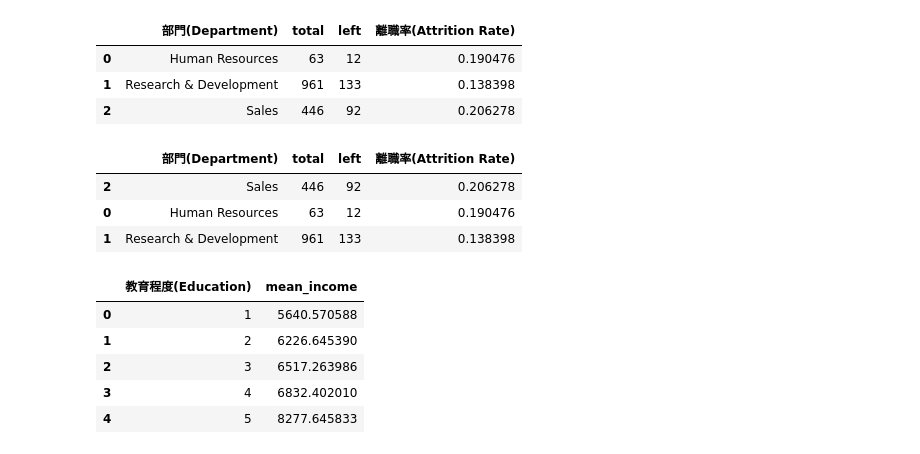
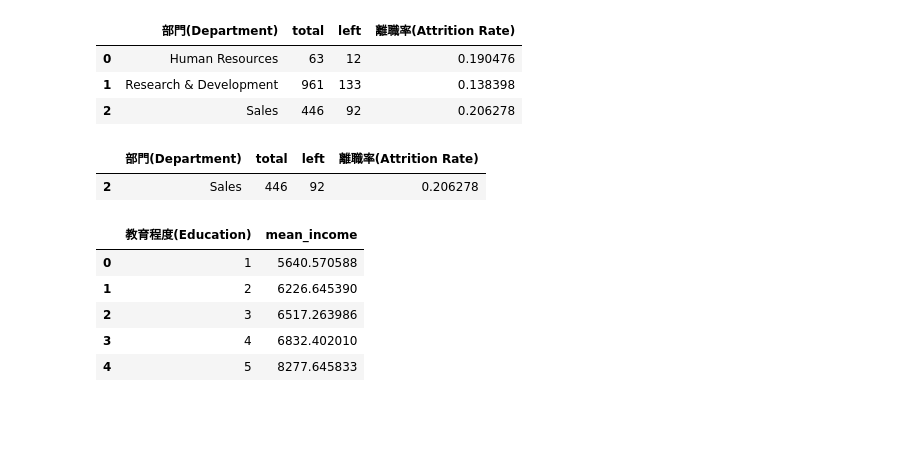
Before and after one commit to t8101349/Colab-, a Jupyter notebook: 03_04_Pandas_作業_28_王韋博.ipynb, the cells around one changed output. Drawn from its saved outputs; the diff is of its cells as text; code cells hidden in the pictures; blank space fills up the shorter version.

```diff
--- a/03_04_Pandas_作業_28_王韋博.ipynb
+++ b/03_04_Pandas_作業_28_王韋博.ipynb
@@ -183,10 +183,8 @@ Department_stats
 | 2 | Sales | 446 | 92 | 0.206278 |
 # %%
 # 請找出哪個職位的離職率最高？  ans: Sales
-Department_stats.sort_values(by='離職率(Attrition Rate)', ascending=False)
+Department_stats.sort_values(by='離職率(Attrition Rate)', ascending=False).head(1)
 # %% [output]
 |  | 部門(Department) | total | left | 離職率(Attrition Rate) |
 | 2 | Sales | 446 | 92 | 0.206278 |
-| 0 | Human Resources | 63 | 12 | 0.190476 |
-| 1 | Research & Development | 961 | 133 | 0.138398 |
 # %%
```
Also changed, not shown: parts of 4 cells of this notebook.
